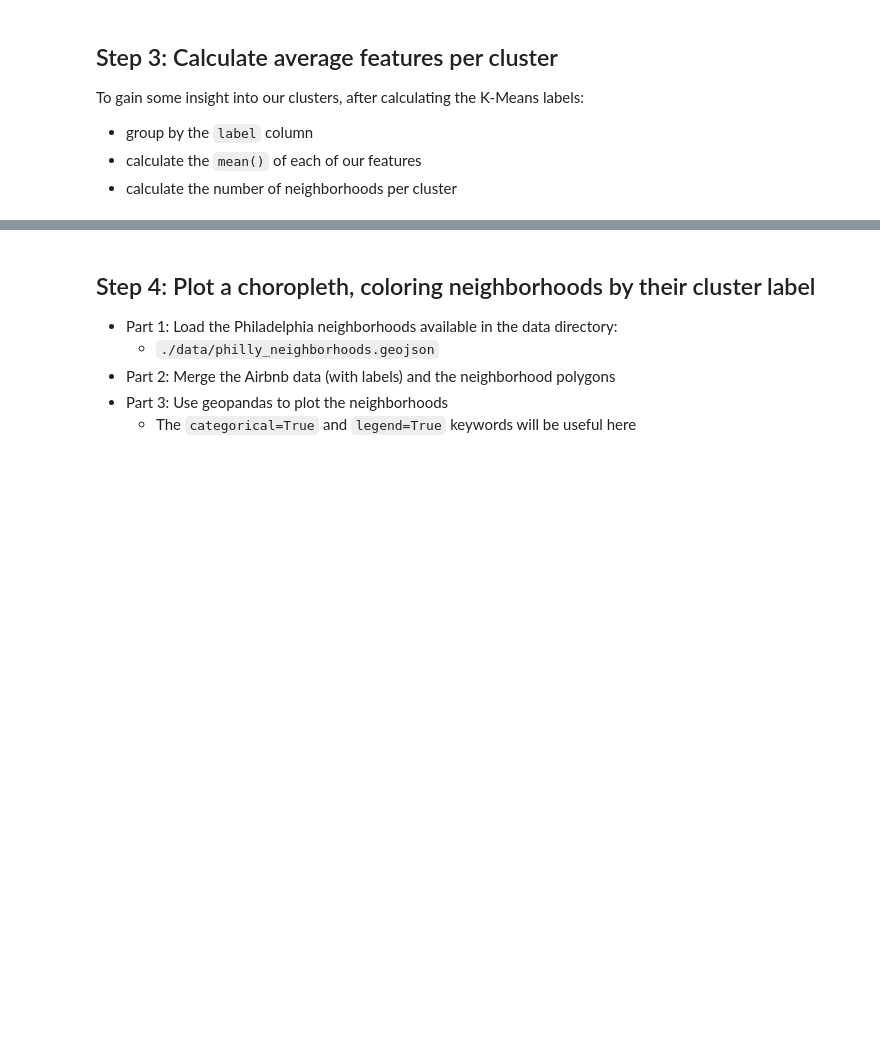
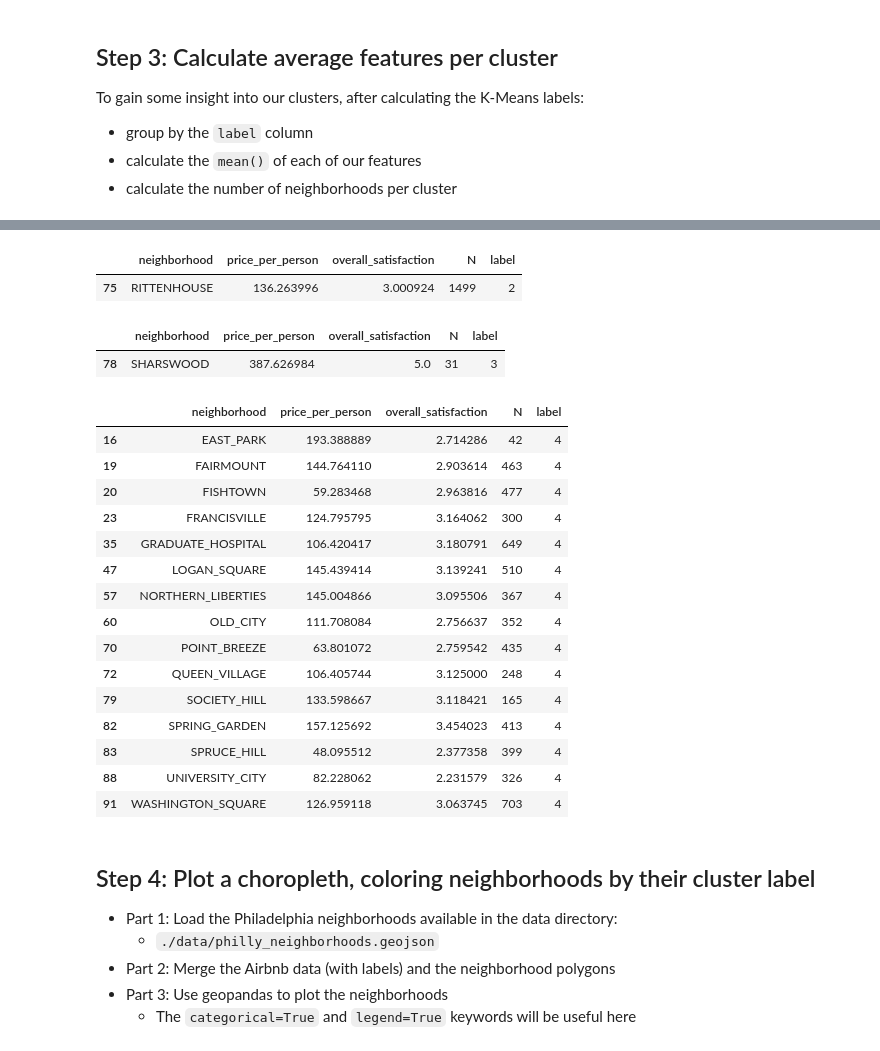
Before and after one commit to MUSA-550-Fall-2020/week-10, a Jupyter notebook: lecture-10B.ipynb, the cells around one changed output, grey strips where cells are left out. Drawn from its saved outputs; the diff is of its cells as text; code cells hidden in the pictures; blank space fills up the shorter version.

```diff
--- a/lecture-10B.ipynb
+++ b/lecture-10B.ipynb
@@ -123,3 +123,6 @@ Original research study: [How Airbnb's Data Hid the Facts in New York City](http
 ## Step 1: Load the data with pandas
 
 The data is available in CSV format ("philly_airbnb_by_neighborhoods.csv") in the "data/" folder of the repository.
+# %%
+airbnb = pd.read_csv("data/philly_airbnb_by_neighborhoods.csv")
+airbnb.head()
@@ -139,3 +190,32 @@ To gain some insight into our clusters, after calculating the K-Means labels:
+# %%
+airbnb.loc[airbnb['label'] == 2]
+# %% [output]
+|  | neighborhood | price_per_person | overall_satisfaction | N | label |
+| 75 | RITTENHOUSE | 136.263996 | 3.000924 | 1499 | 2 |
+# %%
+airbnb.loc[airbnb['label'] == 3]
+# %% [output]
+|  | neighborhood | price_per_person | overall_satisfaction | N | label |
+| 78 | SHARSWOOD | 387.626984 | 5.0 | 31 | 3 |
+# %%
+airbnb.loc[airbnb['label'] == 4]
+# %% [output]
+|  | neighborhood | price_per_person | overall_satisfaction | N | label |
+| 16 | EAST_PARK | 193.388889 | 2.714286 | 42 | 4 |
+| 19 | FAIRMOUNT | 144.764110 | 2.903614 | 463 | 4 |
+| 20 | FISHTOWN | 59.283468 | 2.963816 | 477 | 4 |
+| 23 | FRANCISVILLE | 124.795795 | 3.164062 | 300 | 4 |
+| 35 | GRADUATE_HOSPITAL | 106.420417 | 3.180791 | 649 | 4 |
+| 47 | LOGAN_SQUARE | 145.439414 | 3.139241 | 510 | 4 |
+| 57 | NORTHERN_LIBERTIES | 145.004866 | 3.095506 | 367 | 4 |
+| 60 | OLD_CITY | 111.708084 | 2.756637 | 352 | 4 |
+| 70 | POINT_BREEZE | 63.801072 | 2.759542 | 435 | 4 |
+| 72 | QUEEN_VILLAGE | 106.405744 | 3.125000 | 248 | 4 |
+| 79 | SOCIETY_HILL | 133.598667 | 3.118421 | 165 | 4 |
+| 82 | SPRING_GARDEN | 157.125692 | 3.454023 | 413 | 4 |
+| 83 | SPRUCE_HILL | 48.095512 | 2.377358 | 399 | 4 |
+| 88 | UNIVERSITY_CITY | 82.228062 | 2.231579 | 326 | 4 |
+| 91 | WASHINGTON_SQUARE | 126.959118 | 3.063745 | 703 | 4 |
 # %% [markdown]
 ## Step 4: Plot a choropleth, coloring neighborhoods by their cluster label
 
```
Also changed, not shown: parts of 20 cells of this notebook, 1 other file.
